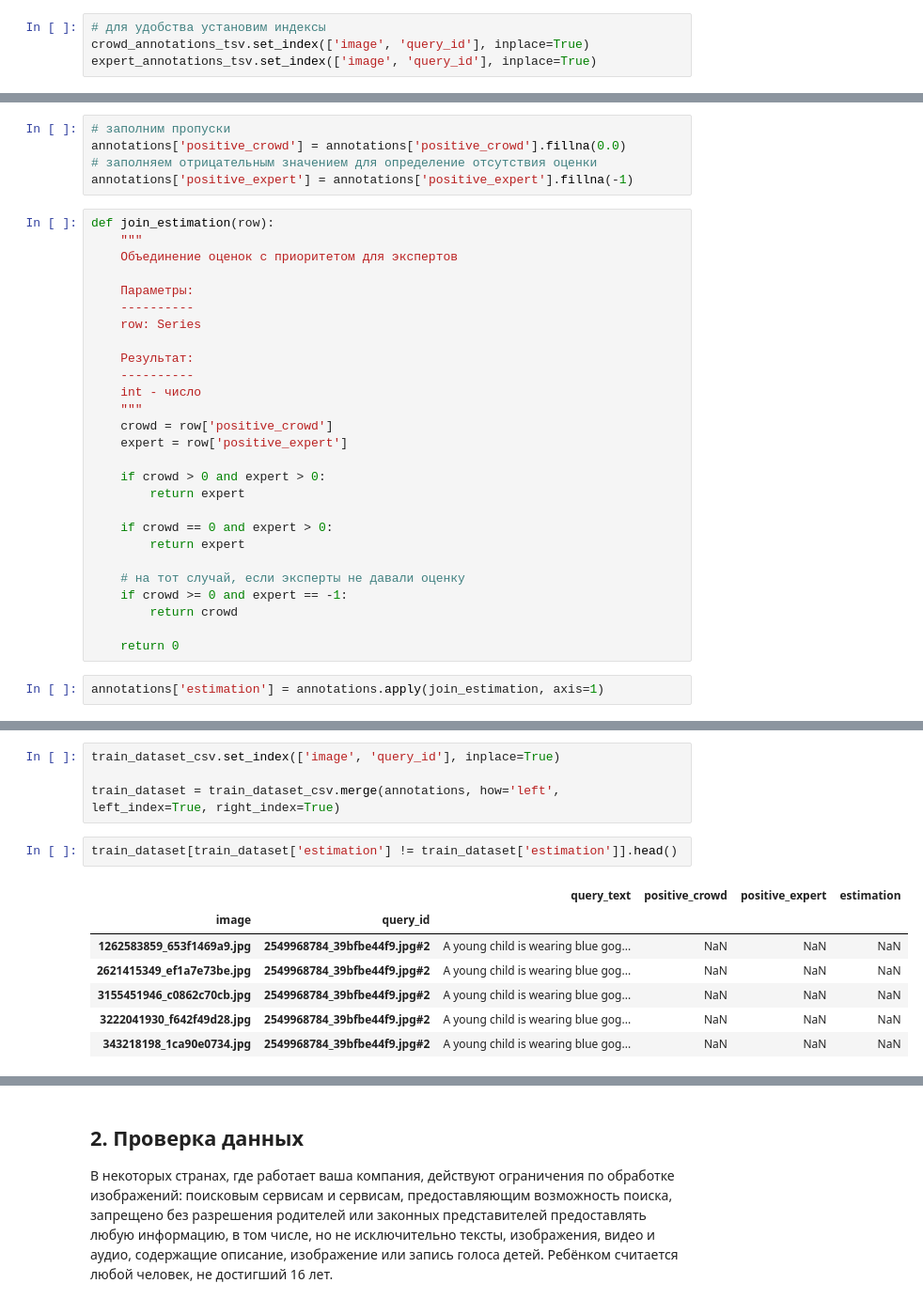
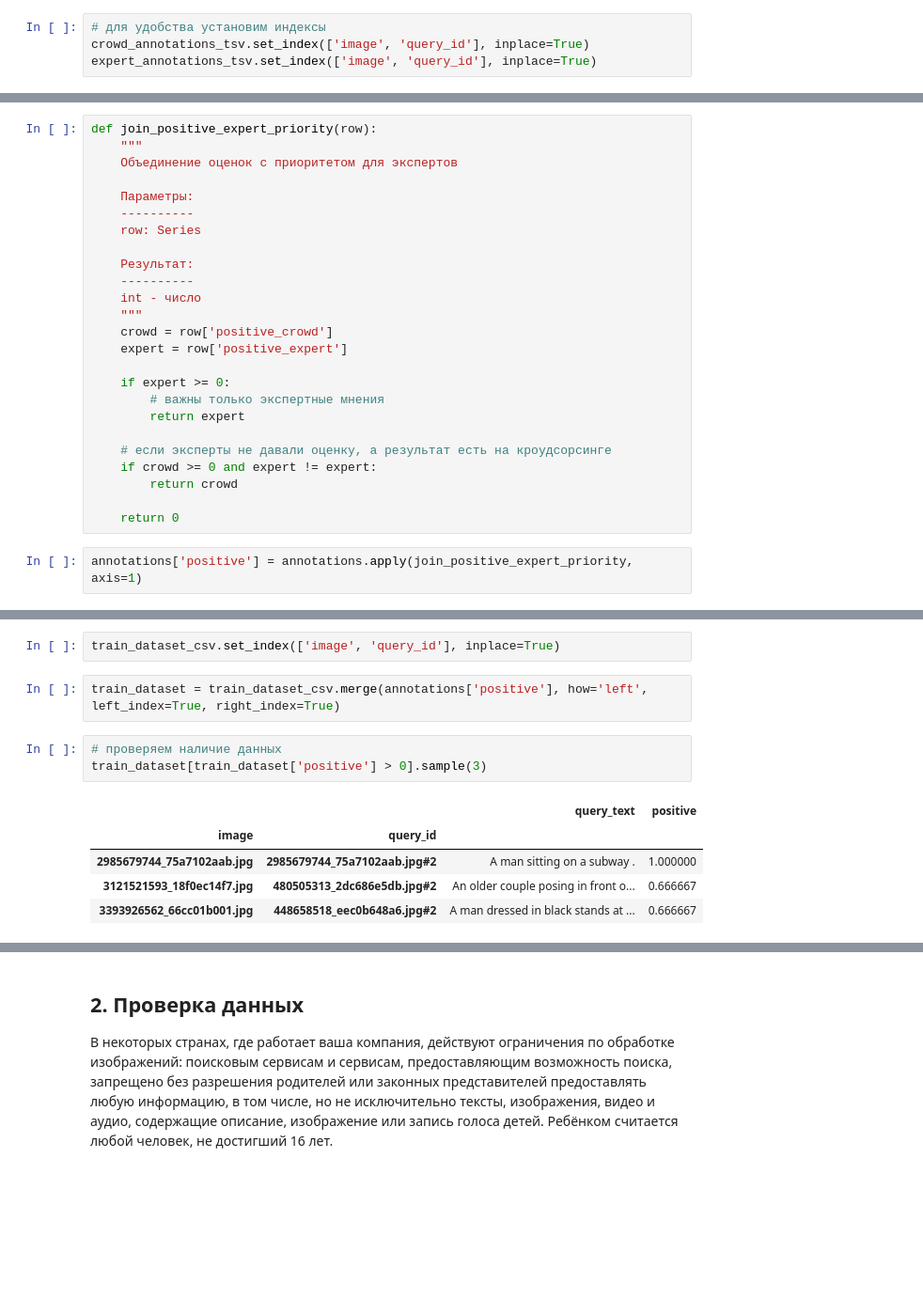
Before and after one commit to akrasnov87/project4, a Jupyter notebook: 7d06bc6b-1477-4e0b-b653-e8eb505aa175.ipynb, the cells around one changed output, grey strips where cells are left out. Shown at 94% size. Drawn from its saved outputs; the diff is of its cells as text; blank space fills up the shorter version.

```diff
--- a/7d06bc6b-1477-4e0b-b653-e8eb505aa175.ipynb
+++ b/7d06bc6b-1477-4e0b-b653-e8eb505aa175.ipynb
@@ -237,13 +266,8 @@ annotations = crowd_annotations_tsv[['positive']].merge(
     right_index=True,
     suffixes=('_crowd', '_expert')
 )
-# %%
-# заполним пропуски
-annotations['positive_crowd'] = annotations['positive_crowd'].fillna(0.0)
-# заполняем отрицательным значением для определение отсутствия оценки
-annotations['positive_expert'] = annotations['positive_expert'].fillna(-1)
 # %%
-def join_estimation(row):
+def join_positive_expert_priority(row):
     """
     Объединение оценок с приоритетом для экспертов
 
@@ -258,19 +282,17 @@ def join_estimation(row):
     crowd = row['positive_crowd']
     expert = row['positive_expert']
 
-    if crowd > 0 and expert > 0:
+    if expert >= 0:
+        # важны только экспертные мнения
         return expert
 
-    if crowd == 0 and expert > 0:
-        return expert
-
-    # на тот случай, если эксперты не давали оценку
-    if crowd >= 0 and expert == -1:
+    # если эксперты не давали оценку, а результат есть на кроудсорсинге
+    if crowd >= 0 and expert != expert:
         return crowd
 
     return 0
 # %%
-annotations['estimation'] = annotations.apply(join_estimation, axis=1)
+annotations['positive'] = annotations.apply(join_positive_expert_priority, axis=1)
 # %%
 annotations.info()
 # %% [output]
@@ -287,17 +309,16 @@ memory usage: 2.4+ MB
+# %%
+train_dataset_csv.set_index(['image', 'query_id'], inplace=True)
 # %%
-train_dataset_csv.set_index(['image', 'query_id'], inplace=True)
-
-train_dataset = train_dataset_csv.merge(annotations, how='left', left_index=True, right_index=True)
+train_dataset = train_dataset_csv.merge(annotations['positive'], how='left', left_index=True, right_index=True)
 # %%
-train_dataset[train_dataset['estimation'] != train_dataset['estimation']].head()
+# проверяем наличие данных
+train_dataset[train_dataset['positive'] > 0].sample(3)
 # %% [output]
-|  |  | query_text | positive_crowd | positive_expert | estimation |
-| image | query_id |  |  |  |  |
-| 1262583859_653f1469a9.jpg | 2549968784_39bfbe44f9.jpg#2 | A young child is wearing blue gog... | NaN | NaN | NaN |
-| 2621415349_ef1a7e73be.jpg | 2549968784_39bfbe44f9.jpg#2 | A young child is wearing blue gog... | NaN | NaN | NaN |
-| 3155451946_c0862c70cb.jpg | 2549968784_39bfbe44f9.jpg#2 | A young child is wearing blue gog... | NaN | NaN | NaN |
-| 3222041930_f642f49d28.jpg | 2549968784_39bfbe44f9.jpg#2 | A young child is wearing blue gog... | NaN | NaN | NaN |
-| 343218198_1ca90e0734.jpg | 2549968784_39bfbe44f9.jpg#2 | A young child is wearing blue gog... | NaN | NaN | NaN |
+|  |  | query_text | positive |
+| image | query_id |  |  |
+| 2985679744_75a7102aab.jpg | 2985679744_75a7102aab.jpg#2 | A man sitting on a subway . | 1.000000 |
+| 3121521593_18f0ec14f7.jpg | 480505313_2dc686e5db.jpg#2 | An older couple posing in front o... | 0.666667 |
+| 3393926562_66cc01b001.jpg | 448658518_eec0b648a6.jpg#2 | A man dressed in black stands at ... | 0.666667 |
 # %%
 train_dataset.info()
 # %% [output]
```
Also changed, not shown: parts of 15 cells of this notebook.
